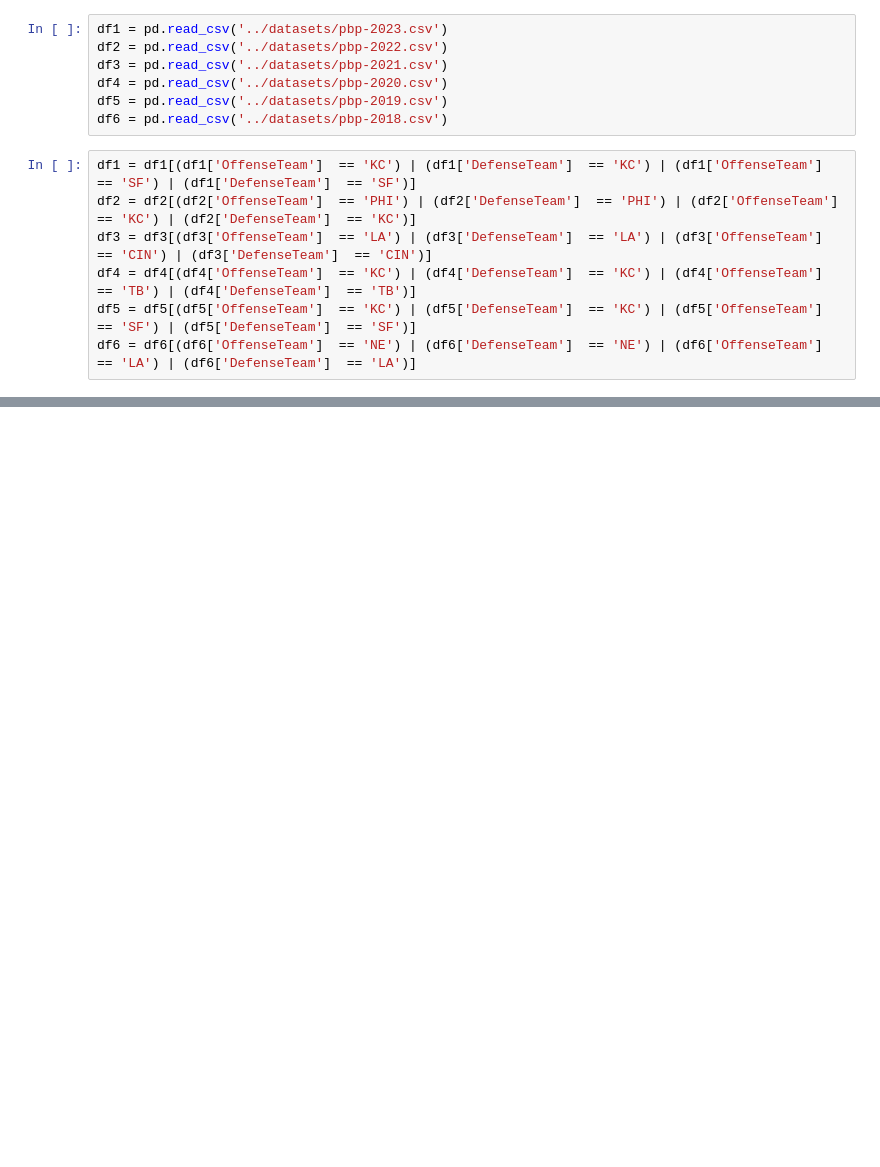
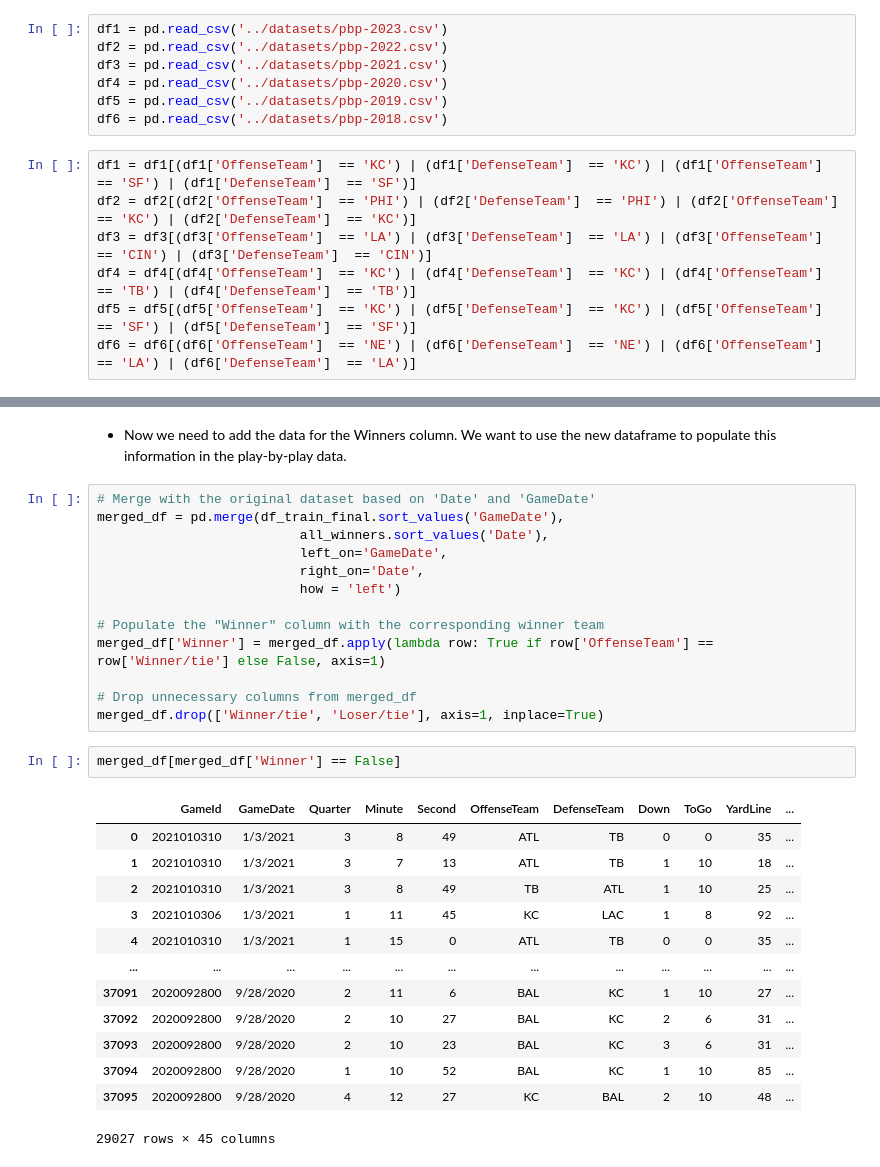
Before and after one commit to Pratik-Chaudhari-ggc/GT-Hacklytics, a Jupyter notebook: notebooks/all-data-notebook.ipynb, the cells around one changed output, grey strips where cells are left out. Cells and saved outputs as stored; diff of their text form; blank space fills up the shorter version.

```diff
--- a/notebooks/all-data-notebook.ipynb
+++ b/notebooks/all-data-notebook.ipynb
@@ -38,0 +135,31 @@ df_train_final
+# %% [markdown]
+- Now we need to add the data for the Winners column. We want to use the new dataframe to populate this information in the play-by-play data.
+# %%
+# Merge with the original dataset based on 'Date' and 'GameDate'
+merged_df = pd.merge(df_train_final.sort_values('GameDate'),
+                          all_winners.sort_values('Date'),
+                          left_on='GameDate',
+                          right_on='Date',
+                          how = 'left')
+
+# Populate the "Winner" column with the corresponding winner team
+merged_df['Winner'] = merged_df.apply(lambda row: True if row['OffenseTeam'] == row['Winner/tie'] else False, axis=1)
+
+# Drop unnecessary columns from merged_df
+merged_df.drop(['Winner/tie', 'Loser/tie'], axis=1, inplace=True)
+# %%
+merged_df[merged_df['Winner'] == False]
+# %% [output]
+|  | GameId | GameDate | Quarter | Minute | Second | OffenseTeam | DefenseTeam | Down | ToGo | YardLine | ... |
+| 0 | 2021010310 | 1/3/2021 | 3 | 8 | 49 | ATL | TB | 0 | 0 | 35 | ... |
+| 1 | 2021010310 | 1/3/2021 | 3 | 7 | 13 | ATL | TB | 1 | 10 | 18 | ... |
+| 2 | 2021010310 | 1/3/2021 | 3 | 8 | 49 | TB | ATL | 1 | 10 | 25 | ... |
+| 3 | 2021010306 | 1/3/2021 | 1 | 11 | 45 | KC | LAC | 1 | 8 | 92 | ... |
+| 4 | 2021010310 | 1/3/2021 | 1 | 15 | 0 | ATL | TB | 0 | 0 | 35 | ... |
+| ... | ... | ... | ... | ... | ... | ... | ... | ... | ... | ... | ... |
+| 37091 | 2020092800 | 9/28/2020 | 2 | 11 | 6 | BAL | KC | 1 | 10 | 27 | ... |
+| 37092 | 2020092800 | 9/28/2020 | 2 | 10 | 27 | BAL | KC | 2 | 6 | 31 | ... |
+| 37093 | 2020092800 | 9/28/2020 | 2 | 10 | 23 | BAL | KC | 3 | 6 | 31 | ... |
+| 37094 | 2020092800 | 9/28/2020 | 1 | 10 | 52 | BAL | KC | 1 | 10 | 85 | ... |
+| 37095 | 2020092800 | 9/28/2020 | 4 | 12 | 27 | KC | BAL | 2 | 10 | 48 | ... |
+29027 rows × 45 columns
```
Also changed, not shown: parts of 10 cells of this notebook.
